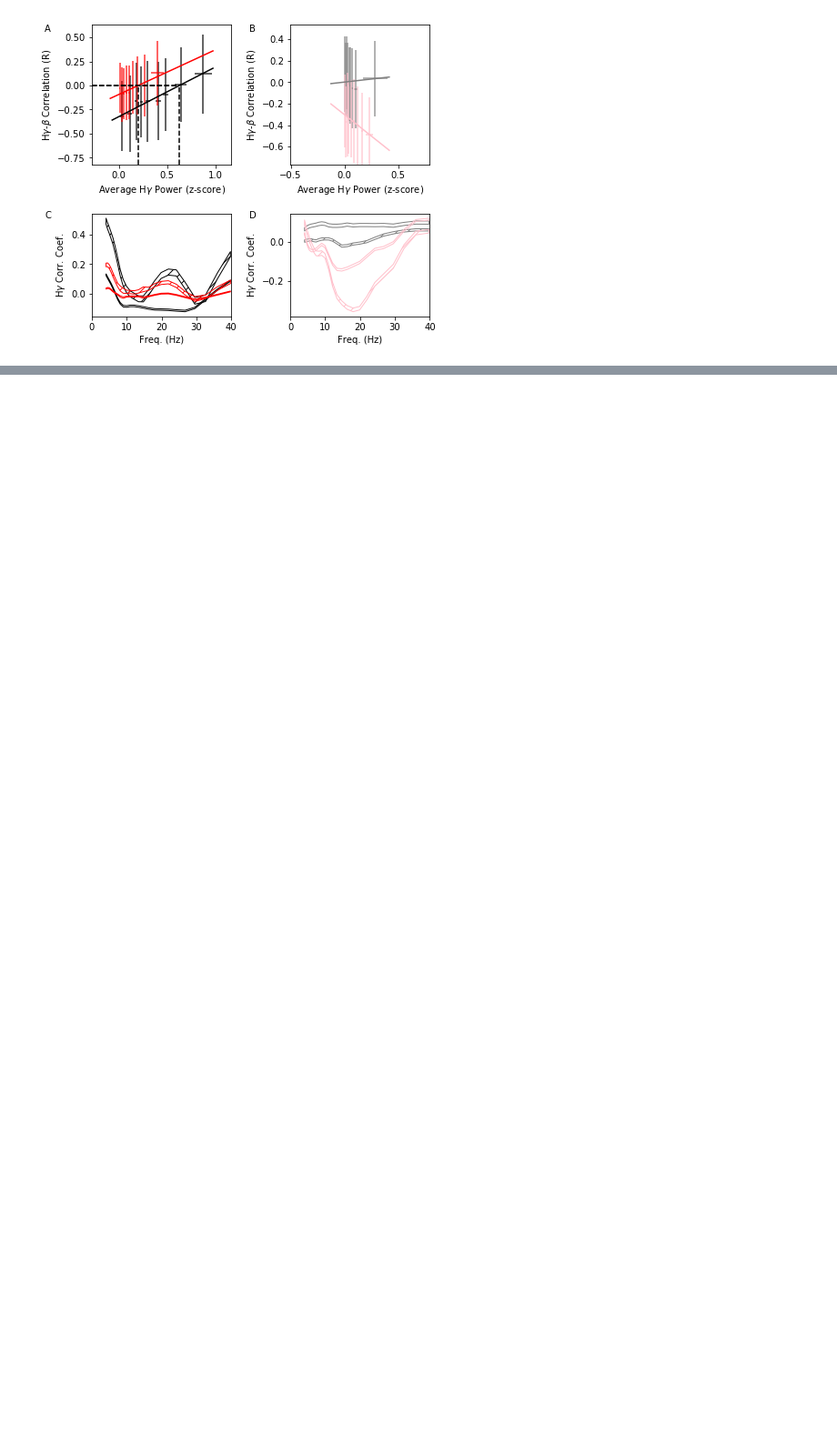
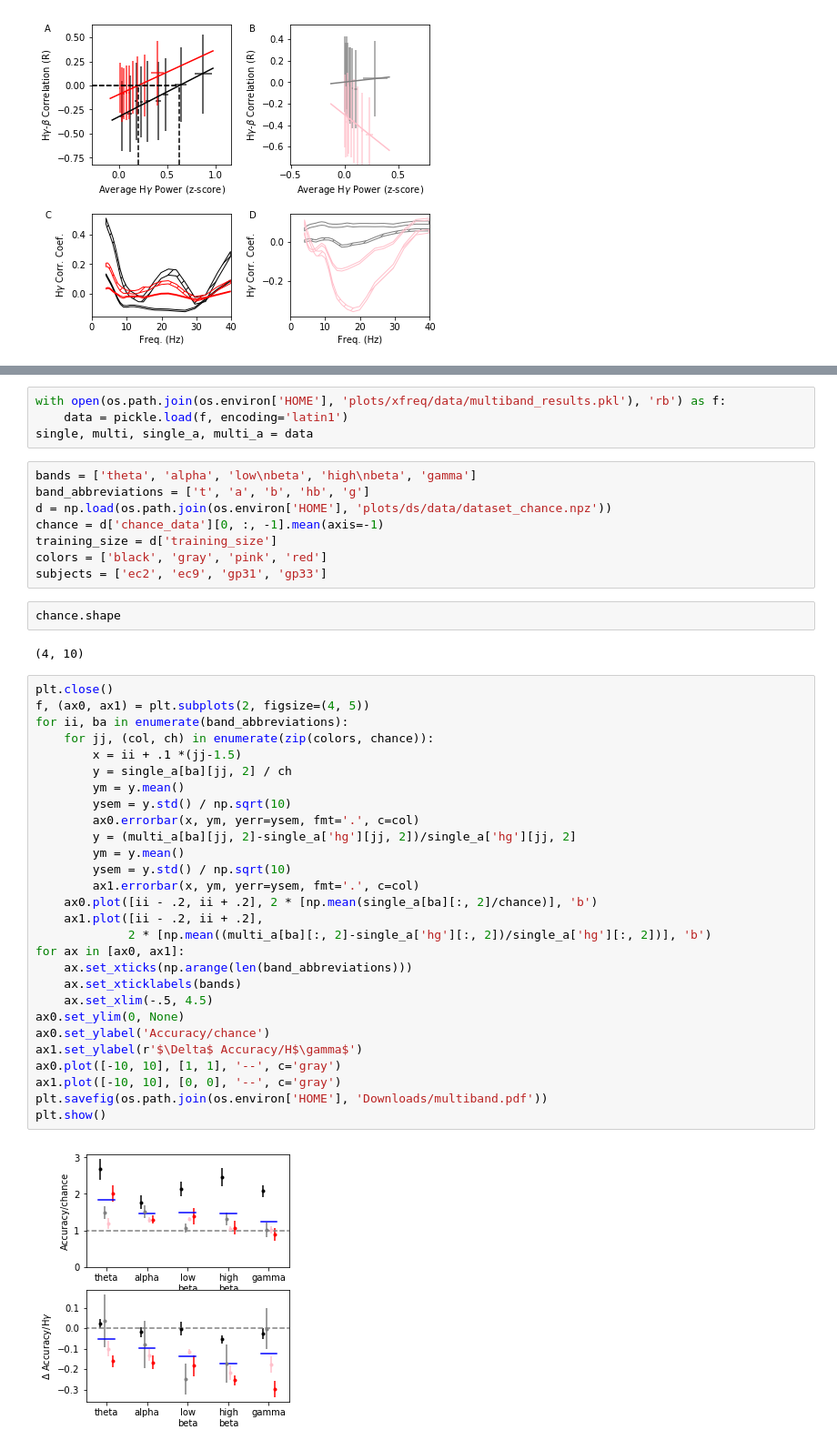
Before and after one commit to BouchardLab/cv_paper_plots, a Jupyter notebook: xfreq/xfreq_plots.ipynb, the cells around one changed output, grey strips where cells are left out. Shown at 91% size. Drawn from its saved outputs; the diff is of its cells as text; blank space fills up the shorter version.

Commit message:
better multiband figure

```diff
--- a/xfreq/xfreq_plots.ipynb
+++ b/xfreq/xfreq_plots.ipynb
@@ -169,0 +172,46 @@ plt.show()
+# %%
+with open(os.path.join(os.environ['HOME'], 'plots/xfreq/data/multiband_results.pkl'), 'rb') as f:
+    data = pickle.load(f, encoding='latin1')
+single, multi, single_a, multi_a = data
+# %%
+bands = ['theta', 'alpha', 'low\nbeta', 'high\nbeta', 'gamma']
+band_abbreviations = ['t', 'a', 'b', 'hb', 'g']
+d = np.load(os.path.join(os.environ['HOME'], 'plots/ds/data/dataset_chance.npz'))
+chance = d['chance_data'][0, :, -1].mean(axis=-1)
+training_size = d['training_size']
+colors = ['black', 'gray', 'pink', 'red']
+subjects = ['ec2', 'ec9', 'gp31', 'gp33']
+# %%
+chance.shape
+# %% [output]
+(4, 10)
+# %%
+plt.close()
+f, (ax0, ax1) = plt.subplots(2, figsize=(4, 5))
+for ii, ba in enumerate(band_abbreviations):
+    for jj, (col, ch) in enumerate(zip(colors, chance)):
+        x = ii + .1 *(jj-1.5)
+        y = single_a[ba][jj, 2] / ch
+        ym = y.mean()
+        ysem = y.std() / np.sqrt(10)
+        ax0.errorbar(x, ym, yerr=ysem, fmt='.', c=col)
+        y = (multi_a[ba][jj, 2]-single_a['hg'][jj, 2])/single_a['hg'][jj, 2]
+        ym = y.mean()
+        ysem = y.std() / np.sqrt(10)
+        ax1.errorbar(x, ym, yerr=ysem, fmt='.', c=col)
+    ax0.plot([ii - .2, ii + .2], 2 * [np.mean(single_a[ba][:, 2]/chance)], 'b')
+    ax1.plot([ii - .2, ii + .2],
+             2 * [np.mean((multi_a[ba][:, 2]-single_a['hg'][:, 2])/single_a['hg'][:, 2])], 'b')
+for ax in [ax0, ax1]:
+    ax.set_xticks(np.arange(len(band_abbreviations)))
+    ax.set_xticklabels(bands)
+    ax.set_xlim(-.5, 4.5)
+ax0.set_ylim(0, None)
+ax0.set_ylabel('Accuracy/chance')
+ax1.set_ylabel(r'$\Delta$ Accuracy/H$\gamma$')
+ax0.plot([-10, 10], [1, 1], '--', c='gray')
+ax1.plot([-10, 10], [0, 0], '--', c='gray')
+plt.savefig(os.path.join(os.environ['HOME'], 'Downloads/multiband.pdf'))
+plt.show()
+# %% [output]
+[figure, added]
```
Also changed, not shown: parts of 2 cells of this notebook.
